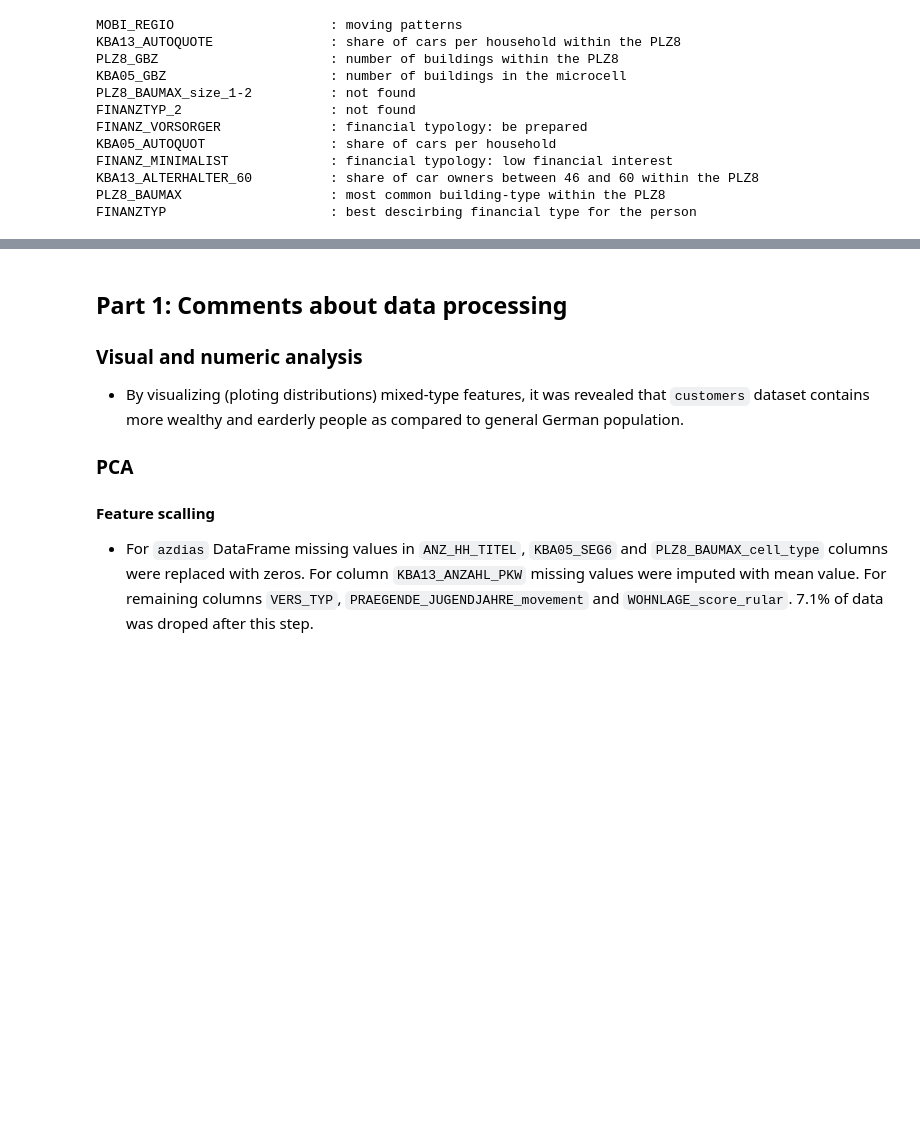
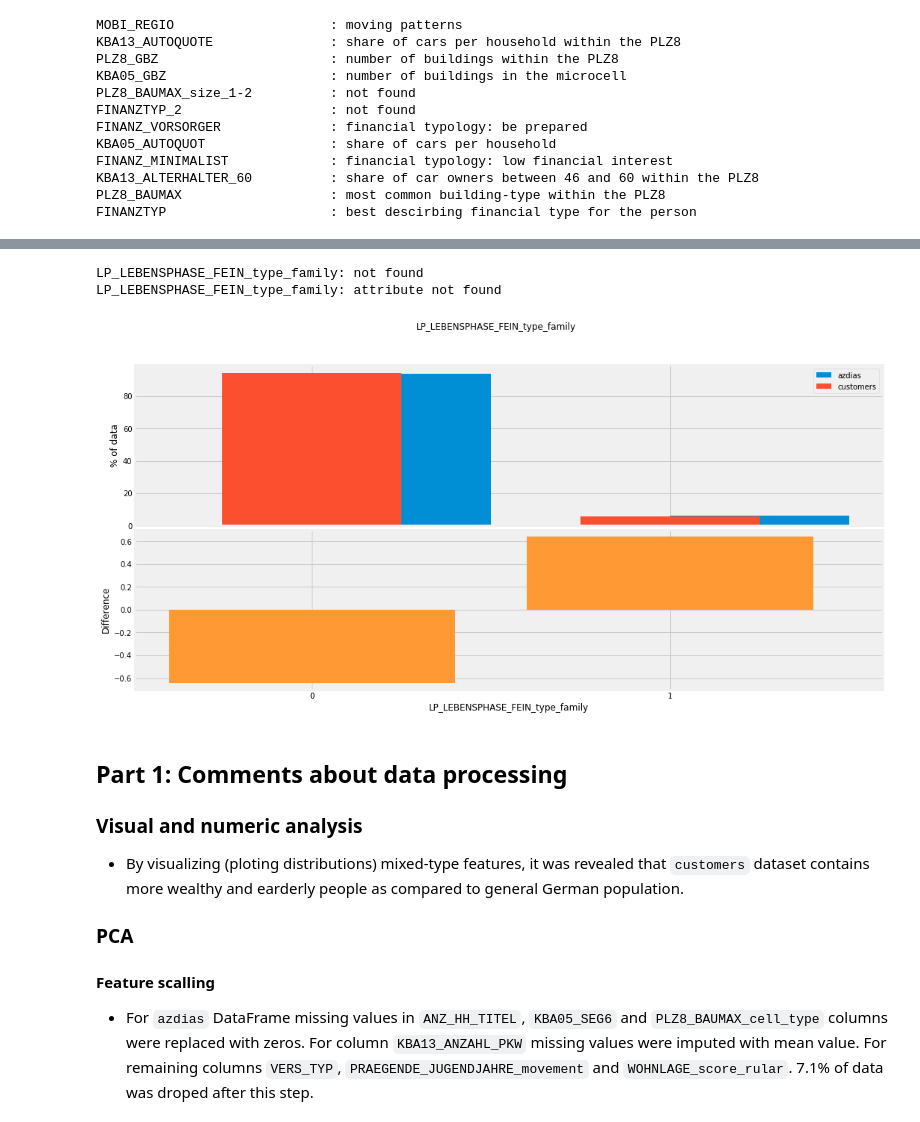
Before and after one commit to TK-Problem/nano_degree_DS, a Jupyter notebook: Capstone_project/Arvato_Project_Part_1.ipynb, the cells around one changed output, grey strips where cells are left out. Cells and saved outputs as stored; diff of their text form; code cells hidden in the pictures; blank space fills up the shorter version.

```diff
--- a/Capstone_project/Arvato_Project_Part_1.ipynb
+++ b/Capstone_project/Arvato_Project_Part_1.ipynb
@@ -3141,3 +3275,12 @@ FINANZTYP                     : best descirbing financial type for the person
+# %%
+attribute_name = "LP_LEBENSPHASE_FEIN_type_family"
+get_description(df_attr_p, attribute_name)
+plot_attribute(azdias_9, customers_9, attribute_name)
+get_meanings(df_attr_p, attribute_name)
+# %% [output]
+LP_LEBENSPHASE_FEIN_type_family: not found
+LP_LEBENSPHASE_FEIN_type_family: attribute not found
+[figure, added]
 # %% [markdown]
 ## Part 1: Comments about data processing
 
```
Also changed, not shown: parts of 20 cells of this notebook.
